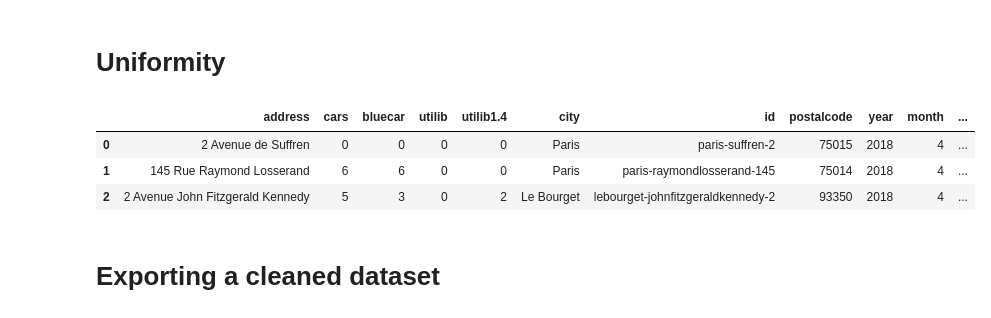
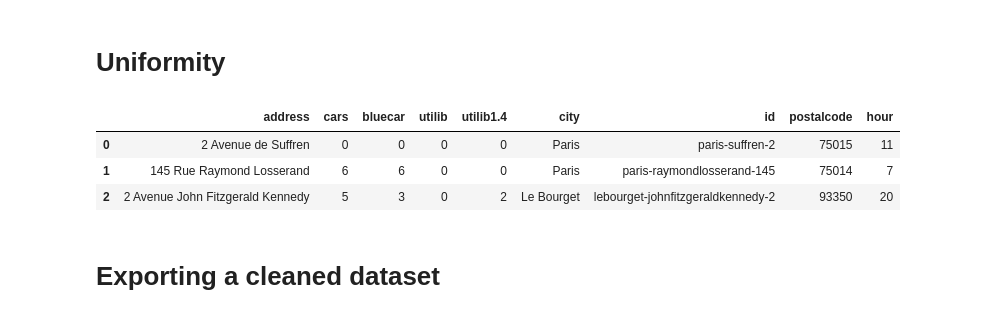
Before and after one commit to PrecyMaeMwanyungu/Car_Sharing_Company_Project, a Jupyter notebook: Moringa_Data_Science_Prep_W3_Independent_Project_2019_07_Precy_Mae_Python_Notebook_.ipynb, the cells around one changed output. Drawn from its saved outputs; the diff is of its cells as text; code cells hidden in the pictures.

```diff
--- a/Moringa_Data_Science_Prep_W3_Independent_Project_2019_07_Precy_Mae_Python_Notebook_.ipynb
+++ b/Moringa_Data_Science_Prep_W3_Independent_Project_2019_07_Precy_Mae_Python_Notebook_.ipynb
@@ -95,7 +95,7 @@ init_station.head(3)
 # Data cleaning action: Dropping columns;Charge slots, Charging status,Displayed comment, Kind, Geo point, Public name, Rental status, Sceduled at, Slots, Station type, Status, Subscription status, Minute, day
 # Explanation: We will not be needing the named columns for our project
 #
-station1= init_station. drop( columns= ['displayedcomment','kind','geopoint','publicname','rentalstatus','scheduledat','slots','stationtype','status','subscriptionstatus','minute','day','chargeslots', 'chargingstatus'])
+station1= init_station. drop( columns= ['year','month','displayedcomment','kind','geopoint','publicname','rentalstatus','scheduledat','slots','stationtype','status','subscriptionstatus','minute','day','chargeslots', 'chargingstatus'])
 station1.head(3)
 # %% [output]
 |  | address | cars | bluecarcounter | utilibcounter | utilib1.4counter | city | id | postalcode | ... |
@@ -159,15 +157,15 @@ station1_non_duplicates. head(3)
 # %%
 # Procedure 1
 # Data cleaning action: Renaming our columns
 # Explanation: To make it easy to understand
 #
-station1_non_duplicates.columns= ['address','cars','bluecar','utilib','utilib1.4','city','id','postalcode','year','month','hour']
+station1_non_duplicates.columns= ['address','cars','bluecar','utilib','utilib1.4','city','id','postalcode','hour']
 station1_non_duplicates.head(3)
 # %% [output]
-|  | address | cars | bluecar | utilib | utilib1.4 | city | id | postalcode | year | month | ... |
-| 0 | 2 Avenue de Suffren | 0 | 0 | 0 | 0 | Paris | paris-suffren-2 | 75015 | 2018 | 4 | ... |
-| 1 | 145 Rue Raymond Losserand | 6 | 6 | 0 | 0 | Paris | paris-raymondlosserand-145 | 75014 | 2018 | 4 | ... |
-| 2 | 2 Avenue John Fitzgerald Kennedy | 5 | 3 | 0 | 2 | Le Bourget | lebourget-johnfitzgeraldkennedy-2 | 93350 | 2018 | 4 | ... |
+|  | address | cars | bluecar | utilib | utilib1.4 | city | id | postalcode | hour |
+| 0 | 2 Avenue de Suffren | 0 | 0 | 0 | 0 | Paris | paris-suffren-2 | 75015 | 11 |
+| 1 | 145 Rue Raymond Losserand | 6 | 6 | 0 | 0 | Paris | paris-raymondlosserand-145 | 75014 | 7 |
+| 2 | 2 Avenue John Fitzgerald Kennedy | 5 | 3 | 0 | 2 | Le Bourget | lebourget-johnfitzgeraldkennedy-2 | 93350 | 20 |
 # %% [markdown]
 # Exporting a cleaned dataset
 # %%
```
Also changed, not shown: parts of 4 cells of this notebook.
